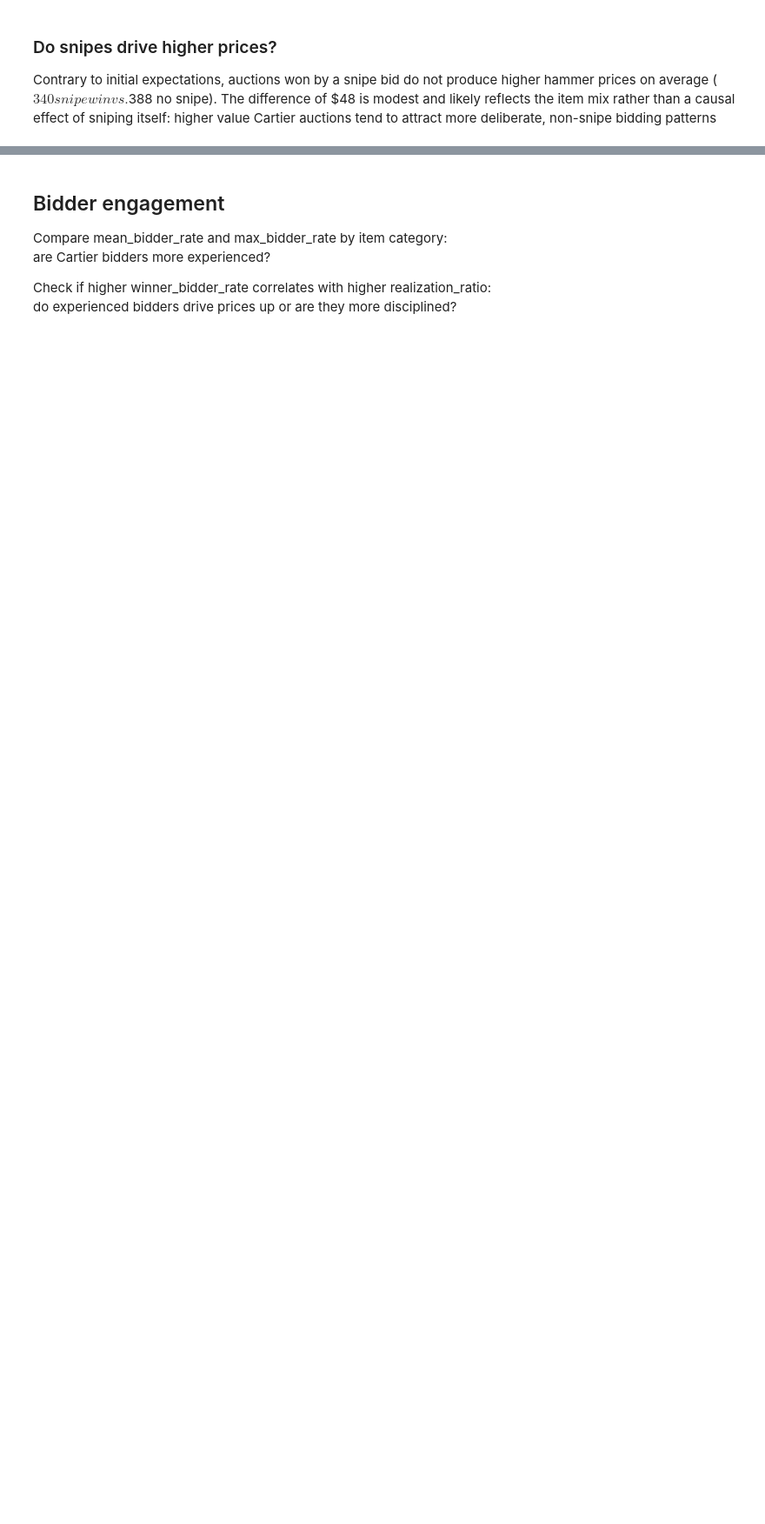
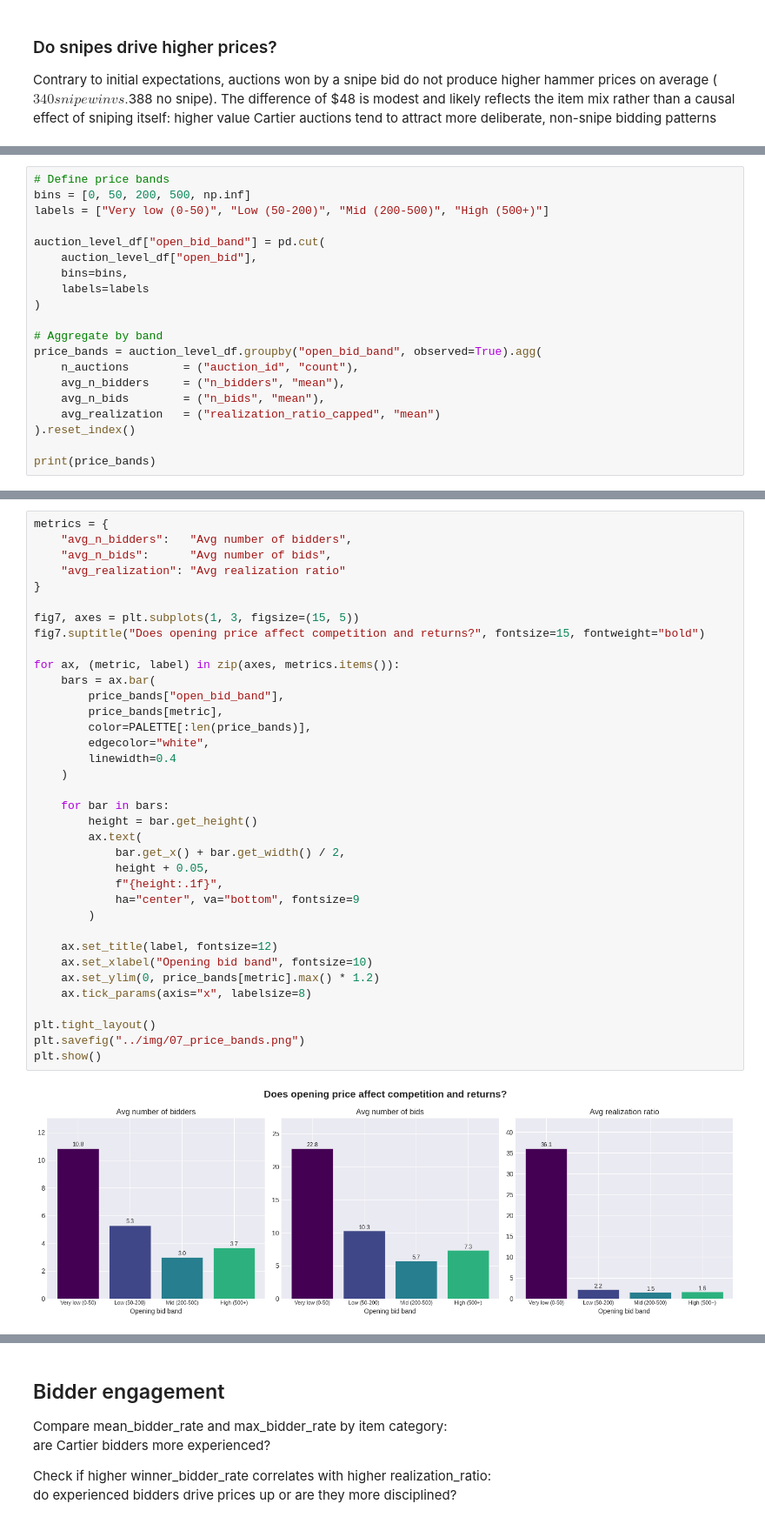
Before and after one commit to IreneGrisenti/Online_Auction_Analysis, a Jupyter notebook: notebooks/analysis.ipynb, the cells around one changed output, grey strips where cells are left out. Shown at 87% size. Drawn from its saved outputs; the diff is of its cells as text; blank space fills up the shorter version.

```diff
--- a/notebooks/analysis.ipynb
+++ b/notebooks/analysis.ipynb
@@ -454,0 +534,20 @@ Grouping auctions into opening price bands (low/mid/high) and comparing average
+# %%
+# Define price bands
+bins = [0, 50, 200, 500, np.inf]
+labels = ["Very low (0-50)", "Low (50-200)", "Mid (200-500)", "High (500+)"]
+
+auction_level_df["open_bid_band"] = pd.cut(
+    auction_level_df["open_bid"],
+    bins=bins,
+    labels=labels
+)
+
+# Aggregate by band
+price_bands = auction_level_df.groupby("open_bid_band", observed=True).agg(
+    n_auctions        = ("auction_id", "count"),
+    avg_n_bidders     = ("n_bidders", "mean"),
+    avg_n_bids        = ("n_bids", "mean"),
+    avg_realization   = ("realization_ratio_capped", "mean")
+).reset_index()
+
+print(price_bands)
@@ -454,0 +560,38 @@ Grouping auctions into opening price bands (low/mid/high) and comparing average
+# %%
+metrics = {
+    "avg_n_bidders":   "Avg number of bidders",
+    "avg_n_bids":      "Avg number of bids",
+    "avg_realization": "Avg realization ratio"
+}
+
+fig7, axes = plt.subplots(1, 3, figsize=(15, 5))
+fig7.suptitle("Does opening price affect competition and returns?", fontsize=15, fontweight="bold")
+
+for ax, (metric, label) in zip(axes, metrics.items()):
+    bars = ax.bar(
+        price_bands["open_bid_band"],
+        price_bands[metric],
+        color=PALETTE[:len(price_bands)],
+        edgecolor="white",
+        linewidth=0.4
+    )
+
+    for bar in bars:
+        height = bar.get_height()
+        ax.text(
+            bar.get_x() + bar.get_width() / 2,
+            height + 0.05,
+            f"{height:.1f}",
+            ha="center", va="bottom", fontsize=9
+        )
+
+    ax.set_title(label, fontsize=12)
+    ax.set_xlabel("Opening bid band", fontsize=10)
+    ax.set_ylim(0, price_bands[metric].max() * 1.2)
+    ax.tick_params(axis="x", labelsize=8)
+
+plt.tight_layout()
+plt.savefig("../img/07_price_bands.png")
+plt.show()
+# %% [output]
+[figure, added]
```
Also changed, not shown: parts of 21 cells of this notebook, 10 other files.
